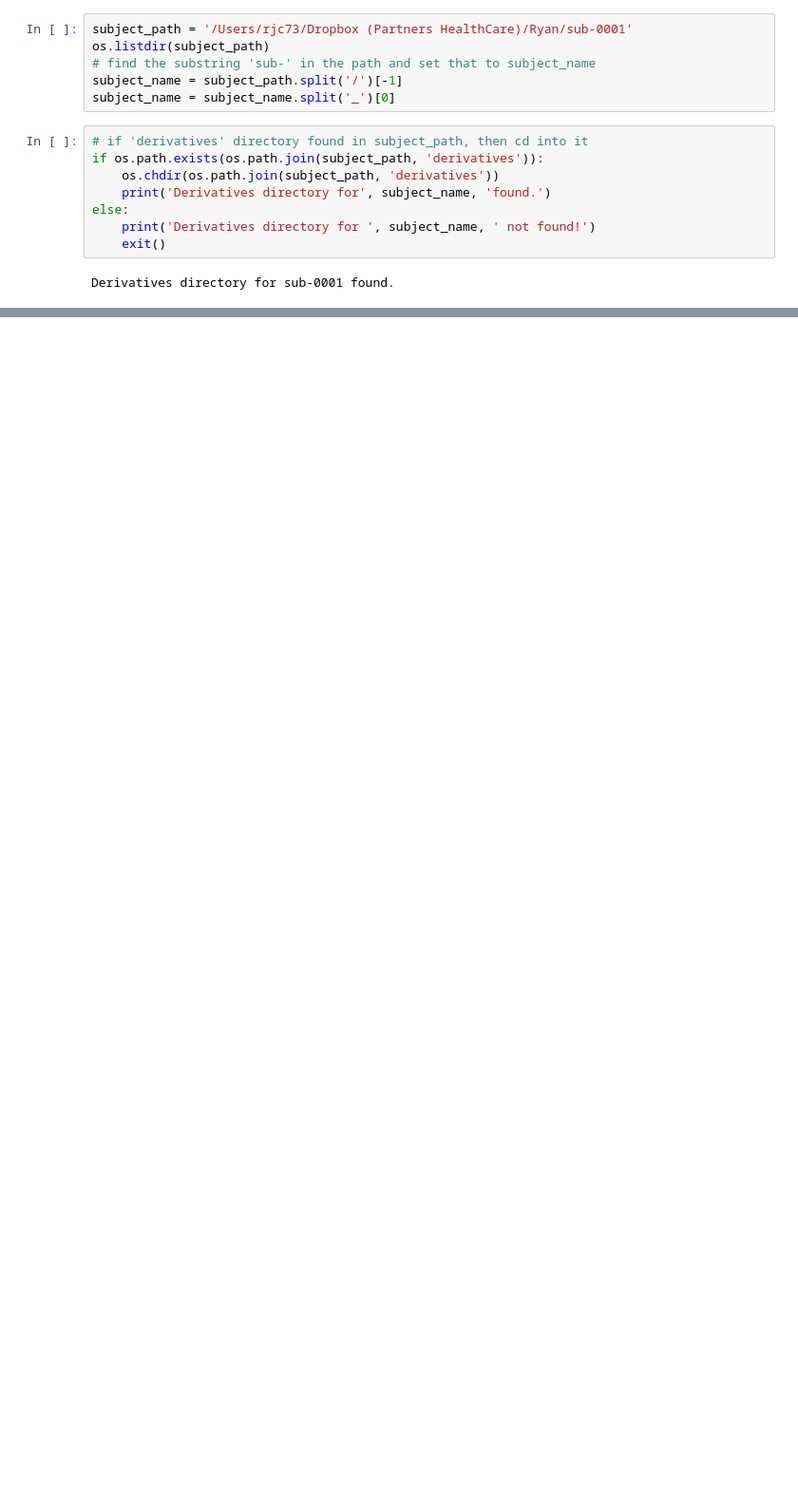
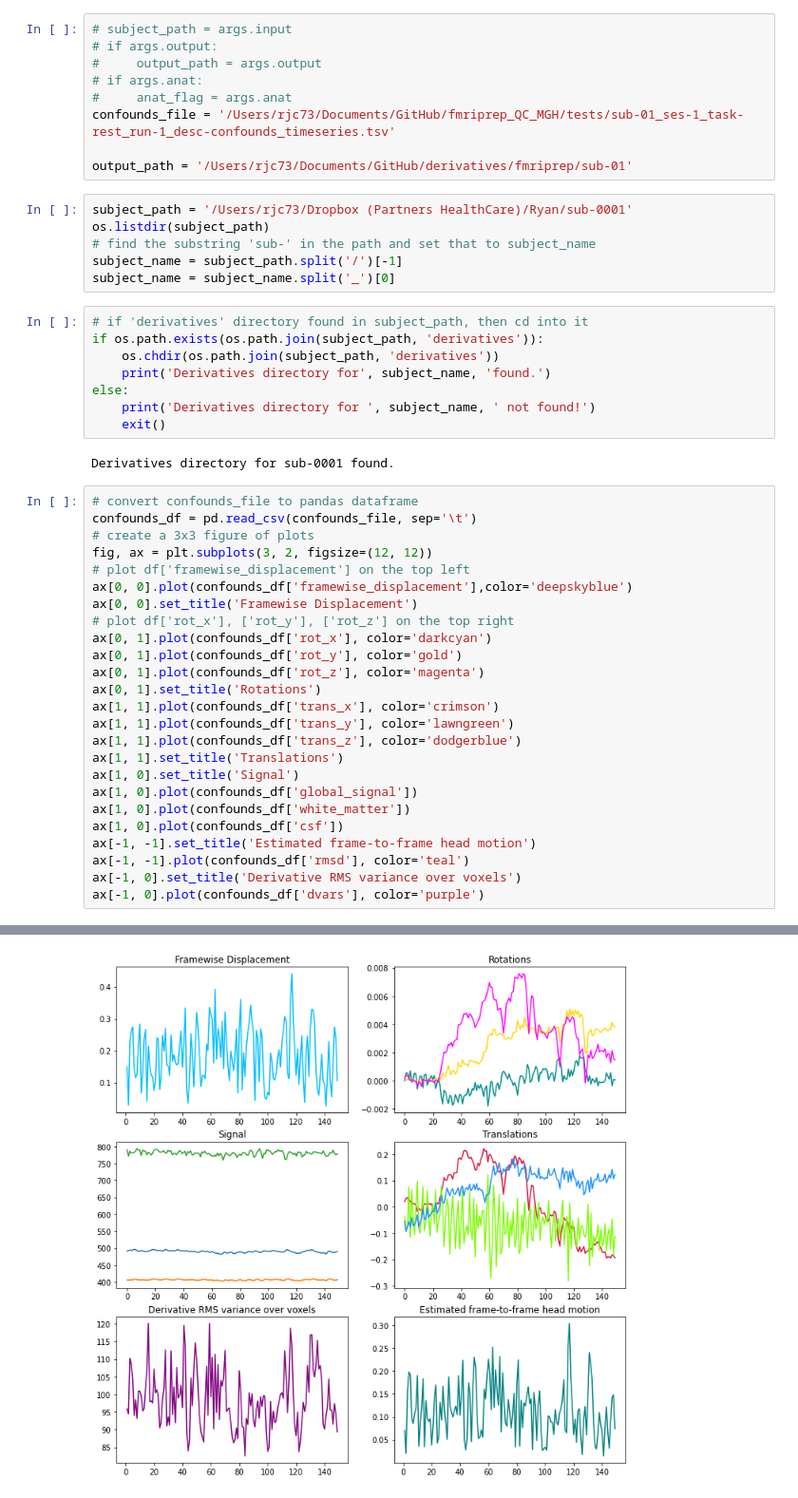
Before and after one commit to rcali21/fmriprep_QC_MGH, a Jupyter notebook: notebook/QC_fmriprep.ipynb, the cells around one changed output, grey strips where cells are left out. Shown: that part at 95% size. Cells and saved outputs as stored; diff of their text form; blank space fills up the shorter version.

Commit message:
Added graphs

```diff
--- a/notebook/QC_fmriprep.ipynb
+++ b/notebook/QC_fmriprep.ipynb
@@ -18,3 +17,12 @@ import argparse
+# %%
+# subject_path = args.input
+# if args.output:
+#     output_path = args.output
+# if args.anat:
+#     anat_flag = args.anat
+confounds_file = '/Users/rjc73/Documents/GitHub/fmriprep_QC_MGH/tests/sub-01_ses-1_task-rest_run-1_desc-confounds_timeseries.tsv'
+
+output_path = '/Users/rjc73/Documents/GitHub/derivatives/fmriprep/sub-01'
 # %%
 subject_path = '/Users/rjc73/Dropbox (Partners HealthCare)/Ryan/sub-0001'
 os.listdir(subject_path)
@@ -31,3 +39,29 @@ else:
     exit()
 # %% [output]
 Derivatives directory for sub-0001 found.
+# %%
+# convert confounds_file to pandas dataframe
+confounds_df = pd.read_csv(confounds_file, sep='\t')
+# create a 3x3 figure of plots
+fig, ax = plt.subplots(3, 2, figsize=(12, 12))
+# plot df['framewise_displacement'] on the top left
+ax[0, 0].plot(confounds_df['framewise_displacement'],color='deepskyblue')
+ax[0, 0].set_title('Framewise Displacement')
+# plot df['rot_x'], ['rot_y'], ['rot_z'] on the top right
+ax[0, 1].plot(confounds_df['rot_x'], color='darkcyan')
+ax[0, 1].plot(confounds_df['rot_y'], color='gold')
+ax[0, 1].plot(confounds_df['rot_z'], color='magenta')
+ax[0, 1].set_title('Rotations')
+ax[1, 1].plot(confounds_df['trans_x'], color='crimson')
+ax[1, 1].plot(confounds_df['trans_y'], color='lawngreen')
+ax[1, 1].plot(confounds_df['trans_z'], color='dodgerblue')
+ax[1, 1].set_title('Translations')
+ax[1, 0].set_title('Signal')
+ax[1, 0].plot(confounds_df['global_signal'])
+ax[1, 0].plot(confounds_df['white_matter'])
+ax[1, 0].plot(confounds_df['csf'])
+ax[-1, -1].set_title('Estimated frame-to-frame head motion')
+ax[-1, -1].plot(confounds_df['rmsd'], color='teal')
+ax[-1, 0].set_title('Derivative RMS variance over voxels')
+ax[-1, 0].plot(confounds_df['dvars'], color='purple')
+# %% [output]
@@ -33,0 +69 @@ Derivatives directory for sub-0001 found.
+[figure, added]
```
Also changed, not shown: parts of 6 cells of this notebook, 1 other file.
